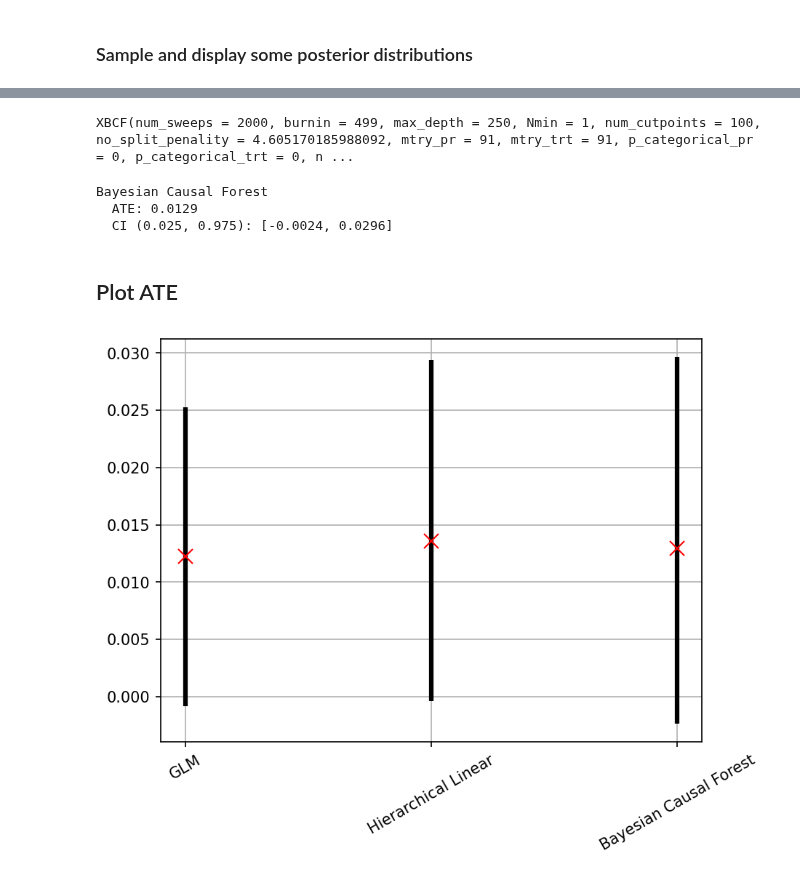
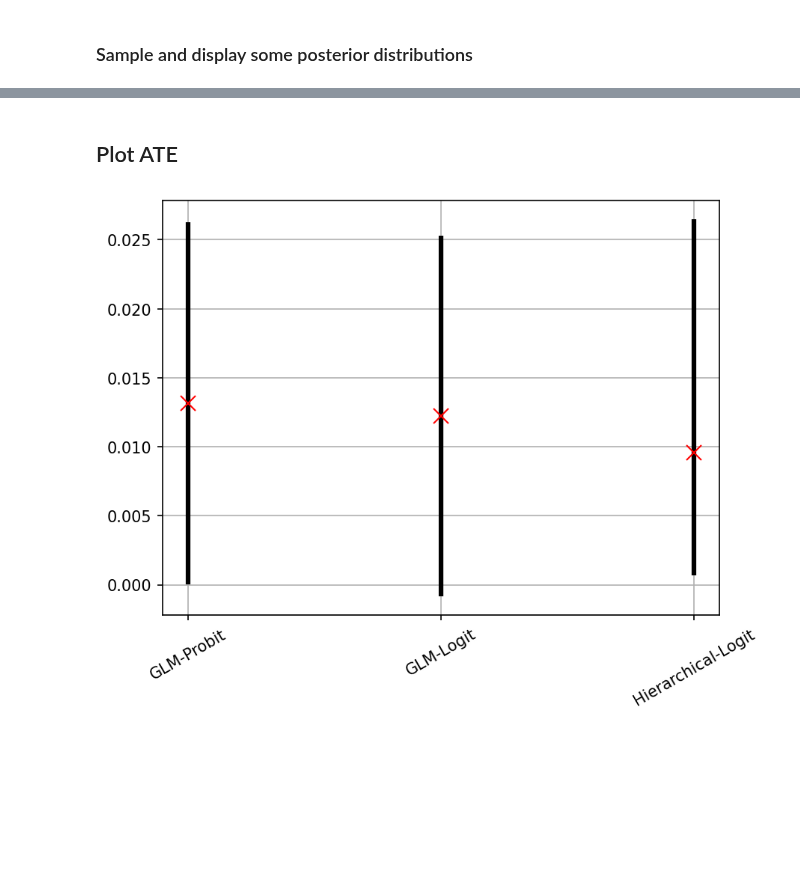
Before and after one commit to gradientinstitute/return2edu-paper, a Jupyter notebook: selfemp-bayesian.ipynb, the cells around one changed output, grey strips where cells are left out. Saved outputs shown, nothing was run; the diff lists cells and outputs as text; code cells hidden in the pictures; blank space fills up the shorter version.

Commit message:
better binary hlm mcmc

```diff
--- a/selfemp-bayesian.ipynb
+++ b/selfemp-bayesian.ipynb
@@ -285,0 +298,26 @@ For ideas about choice of prior, we should refer to:
+# %%
+def iprobit(x):
+    p = 0.5 * (1 + erf(x / jnp.sqrt(2)))
+    return p
+
+
+def ilogit(x):
+    p = expit(x)
+    return p
+
+
+def icloglog(x):
+    p = 1 - jnp.exp(- jnp.exp(x))
+    return p
+
+
+TFM_FUNCTION = ilogit
+# %%
+f = np.linspace(-7, 7, 100)
+for name, tfm in {"probit": iprobit, "logit": ilogit, "cloglog": icloglog}.items():
+    pp = tfm(f)
+    plt.plot(f, pp, label=name)
+
+plt.legend()
+plt.grid()
+plt.show()
@@ -286,7 +327,7 @@ For ideas about choice of prior, we should refer to:
 # %%
 def predict(w_0, w_t, w_x, w_tx, w_p, x, t, p):
     f = prognostic(w_0, w_x, w_p, x, p) + t * ite(w_tx, w_t, x)
-    pf = expit(f)
+    pf = TFM_FUNCTION(f)
     return pf
 
 
@@ -333,12 +374,12 @@ def model_treatment_intersection(x, t, p, y):
 # %% [markdown]
 ### Run MCMC inference to compute the posteriors
 # %%
-samples = 1000
-warm_up = 30000
+samples = 2000
+warm_up = 10000
 
 # Initialize No U-Turn Sampler
-nuts_kernel = NUTS(model_treatment_intersection, max_tree_depth=5)
-model_mcmc = MCMC(nuts_kernel, num_samples=samples, num_warmup=warm_up, num_chains=1)
+kernel = NUTS(model_treatment_intersection, max_tree_depth=8)
+model_mcmc = MCMC(kernel, num_samples=samples, num_warmup=warm_up, num_chains=1)
 
 # Run the sampler
 rng_key = random.PRNGKey(0)
@@ -462,39 +471,16 @@ cf = XBCF(
-# %%
-cf.fit(
-    x_t=X, # Covariates treatment effect
-    x=X, # Covariates outcome
-    y=y,  # Outcome
-    z=t.astype("int32"), # Treatment group
-)
-# %% [output]
-XBCF(num_sweeps = 2000, burnin = 499, max_depth = 250, Nmin = 1, num_cutpoints = 100, no_split_penality = 4.605170185988092, mtry_pr = 91, mtry_trt = 91, p_categorical_pr = 0, p_categorical_trt = 0, n ...
-# %%
-tau_posterior = cf.predict(X, return_mean=False)
-ate_cbf_samples = tau_posterior.mean(axis=0)
-ate_cbf = ate_cbf_samples.mean()
-ci_cbf = mstats.mquantiles(ate_cbf_samples, prob=[0.025, 0.975])
-
-print("Bayesian Causal Forest")
-#print(f"  R-squared = {score_samples.mean():.4f} ({score_samples.std():.4f})")
-print(f"  ATE: {ate_cbf:.4f}")
-print(f"  CI (0.025, 0.975): [{ci_cbf[0]:.4f}, {ci_cbf[1]:.4f}]")
-# %% [output]
-Bayesian Causal Forest
-  ATE: 0.0129
-  CI (0.025, 0.975): [-0.0024, 0.0296]
 # %% [markdown]
 ## Plot ATE
 # %%
-ate_labels = ["GLM", "Hierarchical Linear", "Bayesian Causal Forest"]
-ate = [ate_glm, ate_hlr, ate_cbf]
-ci = [ci_glm, ci_hlr, ci_cbf]
+ate_labels = ["GLM-Probit", "GLM-Logit", "Hierarchical-Logit"]
+ate = [ate_glmp, ate_glml, ate_hlr]
+ci = [ci_glmp, ci_glml, ci_hlr]
 ind = np.arange(len(ate))
 
 plt.figure(dpi=150)
 plt.vlines(ind, ymin=[c[0] for c in ci], ymax=[c[1] for c in ci], colors='k', linewidth=3)
 plt.plot(ind, ate, 'rx', markersize=10)
 plt.xticks(ind, labels=ate_labels, rotation=30)
 plt.grid()
 plt.show()
 # %% [output]
-[figure, old version]
+[figure, new version]
```
Also changed, not shown: parts of 15 cells of this notebook, 1 other file.
